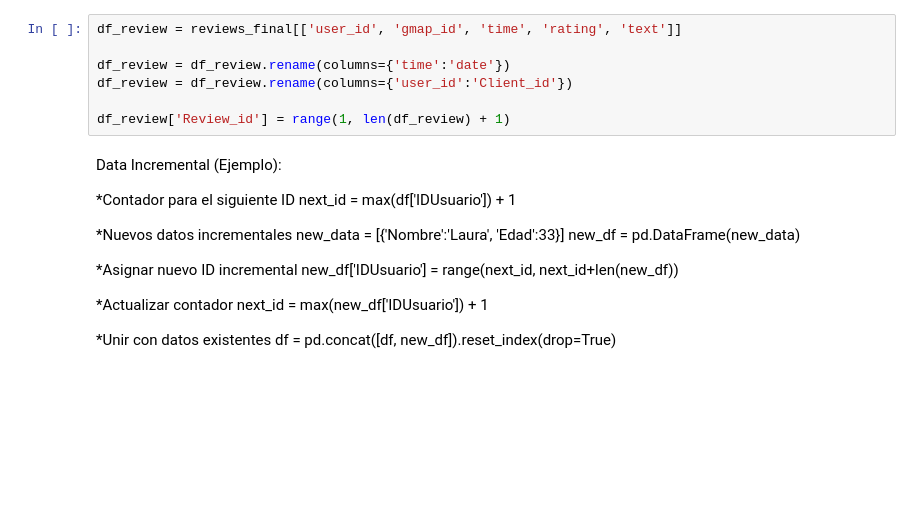
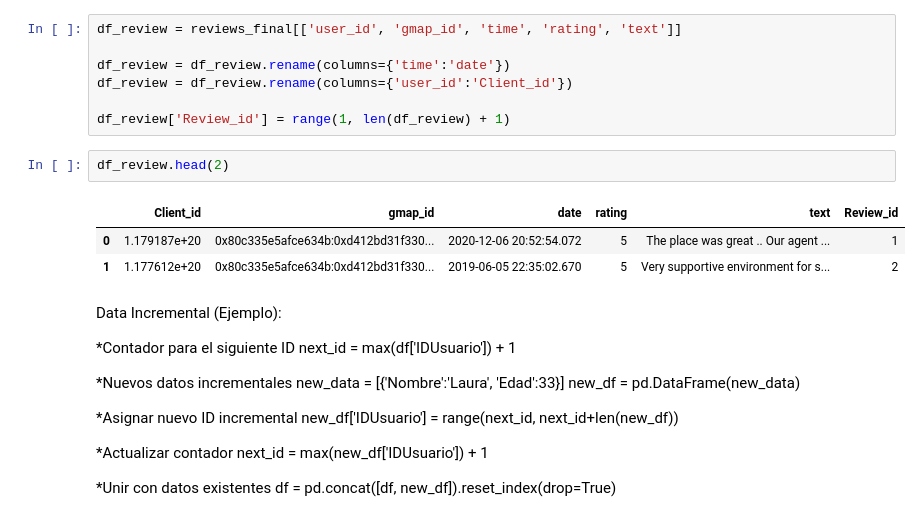
Before and after one commit to volpo/PG_YELP_GOOGLE_MAPS, a Jupyter notebook: Cassandra_SQL_DataPipeline/Cassandra_to_csv_reviews.ipynb, the cells around one changed output. Cells and saved outputs as stored; diff of their text form; blank space fills up the shorter version.

```diff
--- a/Cassandra_SQL_DataPipeline/Cassandra_to_csv_reviews.ipynb
+++ b/Cassandra_SQL_DataPipeline/Cassandra_to_csv_reviews.ipynb
@@ -242,6 +158,12 @@ df_review = df_review.rename(columns={'time':'date'})
 df_review = df_review.rename(columns={'user_id':'Client_id'})
 
 df_review['Review_id'] = range(1, len(df_review) + 1)
+# %%
+df_review.head(2)
+# %% [output]
+|  | Client_id | gmap_id | date | rating | text | Review_id |
+| 0 | 1.179187e+20 | 0x80c335e5afce634b:0xd412bd31f330... | 2020-12-06 20:52:54.072 | 5 | The place was great .. Our agent ... | 1 |
+| 1 | 1.177612e+20 | 0x80c335e5afce634b:0xd412bd31f330... | 2019-06-05 22:35:02.670 | 5 | Very supportive environment for s... | 2 |
 # %% [markdown]
 Data Incremental (Ejemplo):
 
```
Also changed, not shown: parts of 27 cells of this notebook.
